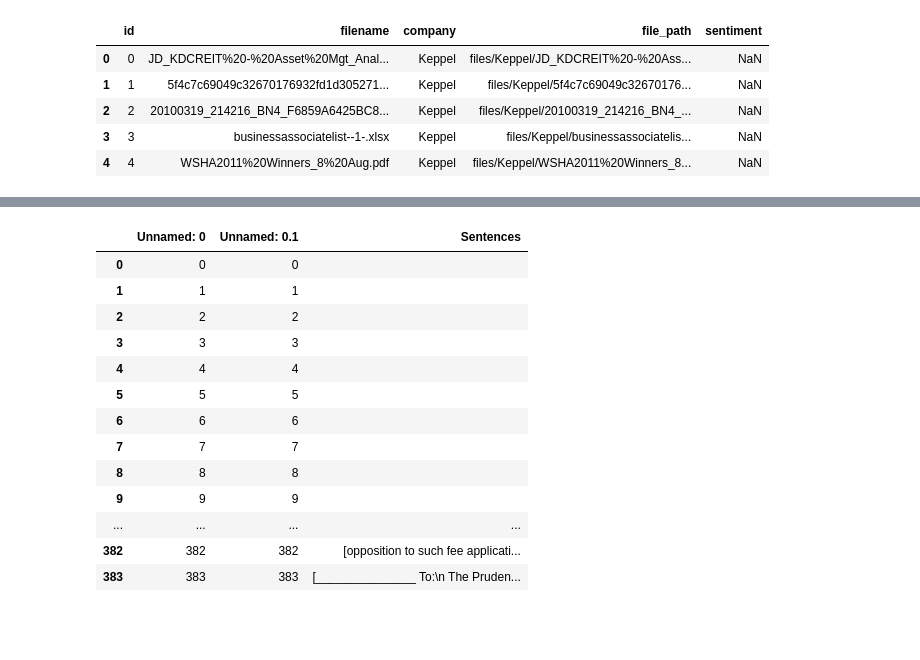
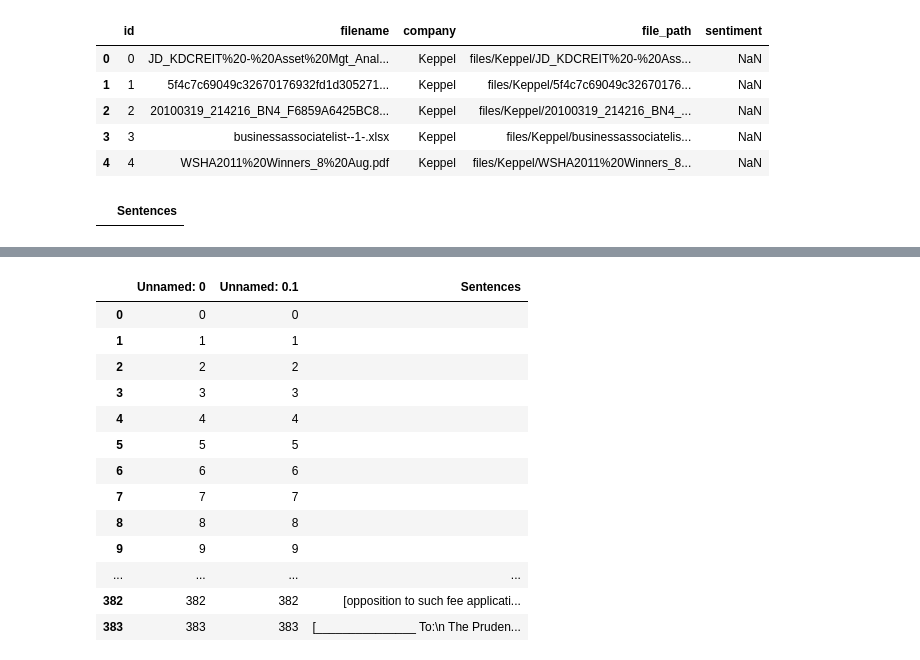
Before and after one commit to cgallay/KaggleDathena, a Jupyter notebook: DataFrameCreation.ipynb, the cells around one changed output, grey strips where cells are left out. Saved outputs shown, nothing was run; the diff lists cells and outputs as text; code cells hidden in the pictures; blank space fills up the shorter version.

Commit message:
DataFrame can be launched to create it directly

```diff
--- a/DataFrameCreation.ipynb
+++ b/DataFrameCreation.ipynb
@@ -35,9 +34,11 @@ df_files.head()
 | 4 | 4 | WSHA2011%20Winners_8%20Aug.pdf | Keppel | files/Keppel/WSHA2011%20Winners_8... | NaN |
 # %%
 #tqdm().pandas(desc="Progress:")
-phrases = pd.read_csv("Phrases.csv")
-df_files['sentences'] = phrases['Sentences']
-df_files['sentences'] = ""
+#phrases = pd.read_csv("Phrases.csv")
+phrases = pd.DataFrame(data=[],columns=["Sentences"])
+phrases
+# %% [output]
+|  | Sentences |
 # %%
 nlp = spacy.load('en_core_web_sm')
 def fillSentences(path,company,fill):
```
Also changed, not shown: parts of 3 cells of this notebook.
